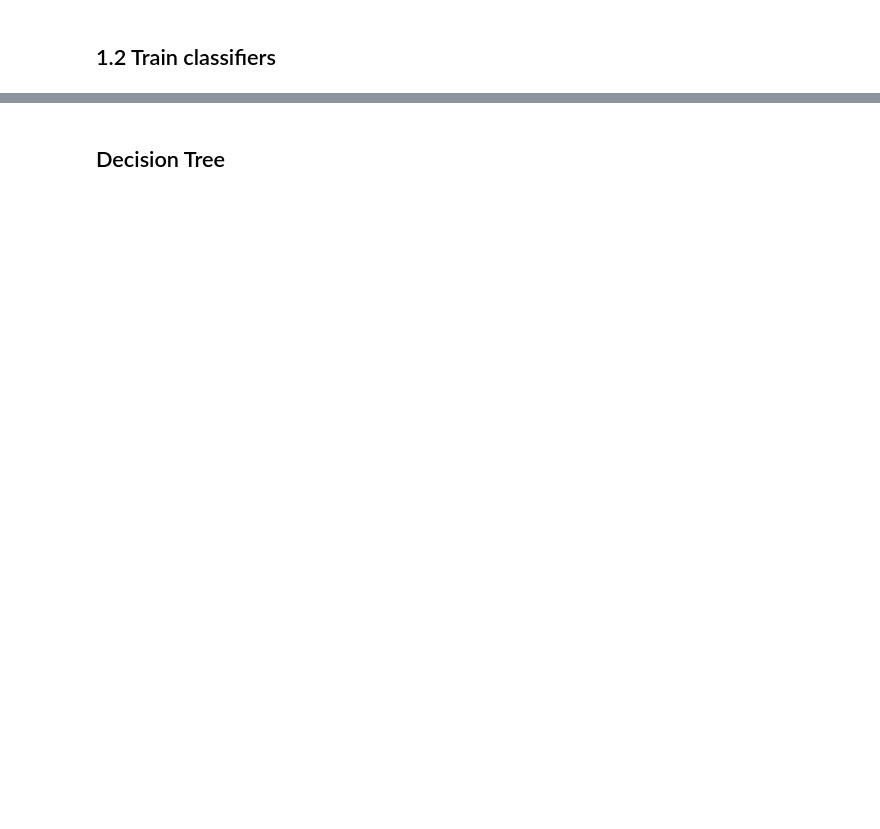
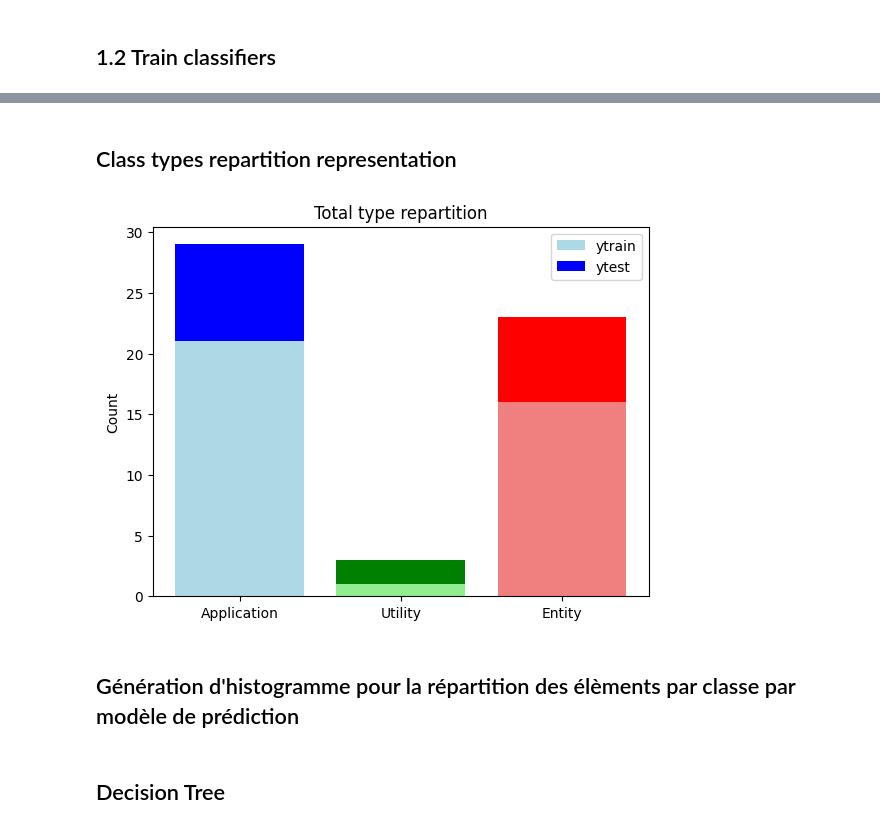
Before and after one commit to pobeaulieu/MicroserviceML, a Jupyter notebook: playground_phase_1.ipynb, the cells around one changed output, grey strips where cells are left out. Drawn from its saved outputs; the diff is of its cells as text; code cells hidden in the pictures; blank space fills up the shorter version.

Commit message:
add beginning of visualization for class types repartition

```diff
--- a/playground_phase_1.ipynb
+++ b/playground_phase_1.ipynb
@@ -160,3 +177,29 @@ def generate_classification_report(y_true, y_pred):
 
     # Generate and print the classification report
     print(classification_report(y_true, y_pred, target_names=dynamic_label_names))
+# %% [markdown]
+## Class types repartition representation
+# %%
+def visualize_counts(ytrain_count, ytest_count):
+    # Map unique labels to their corresponding names
+    label_names_map = {-1: "None", 0: "Application", 1: "Utility", 2: "Entity"}
+    labels = [label_names_map[i] for i in range(len(ytrain_count))]
+
+    # Colors for each bar
+    colors_train = ['lightblue', 'lightgreen', 'lightcoral']
+    colors_test = ['blue', 'green', 'red']
+
+    # Generate the histogram
+    plt.bar(labels, ytrain_count, color=colors_train, label='ytrain')
+    plt.bar(labels, ytest_count, bottom=ytrain_count, color=colors_test, label='ytest')
+
+    plt.ylabel('Count')
+    plt.title(f'Total type repartition')
+    plt.legend()
+    plt.show()
+# %%
+visualize_counts(np.bincount(ytrain), np.bincount(ytest))
+# %% [output]
+[figure, added]
+# %% [markdown]
+## Génération d'histogramme pour la répartition des élèments par classe par modèle de prédiction
```
Also changed, not shown: parts of 10 cells of this notebook, 1 other file.
